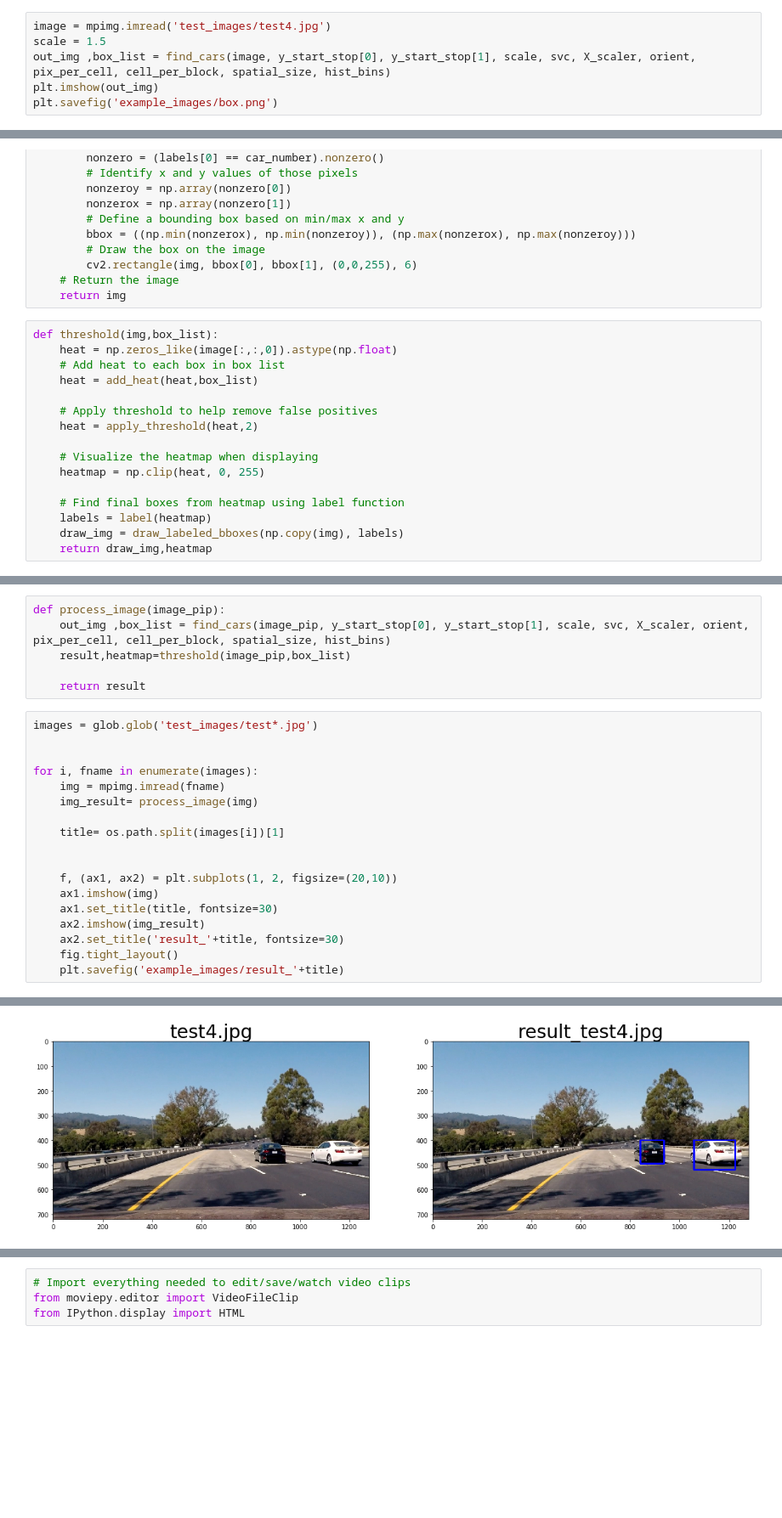
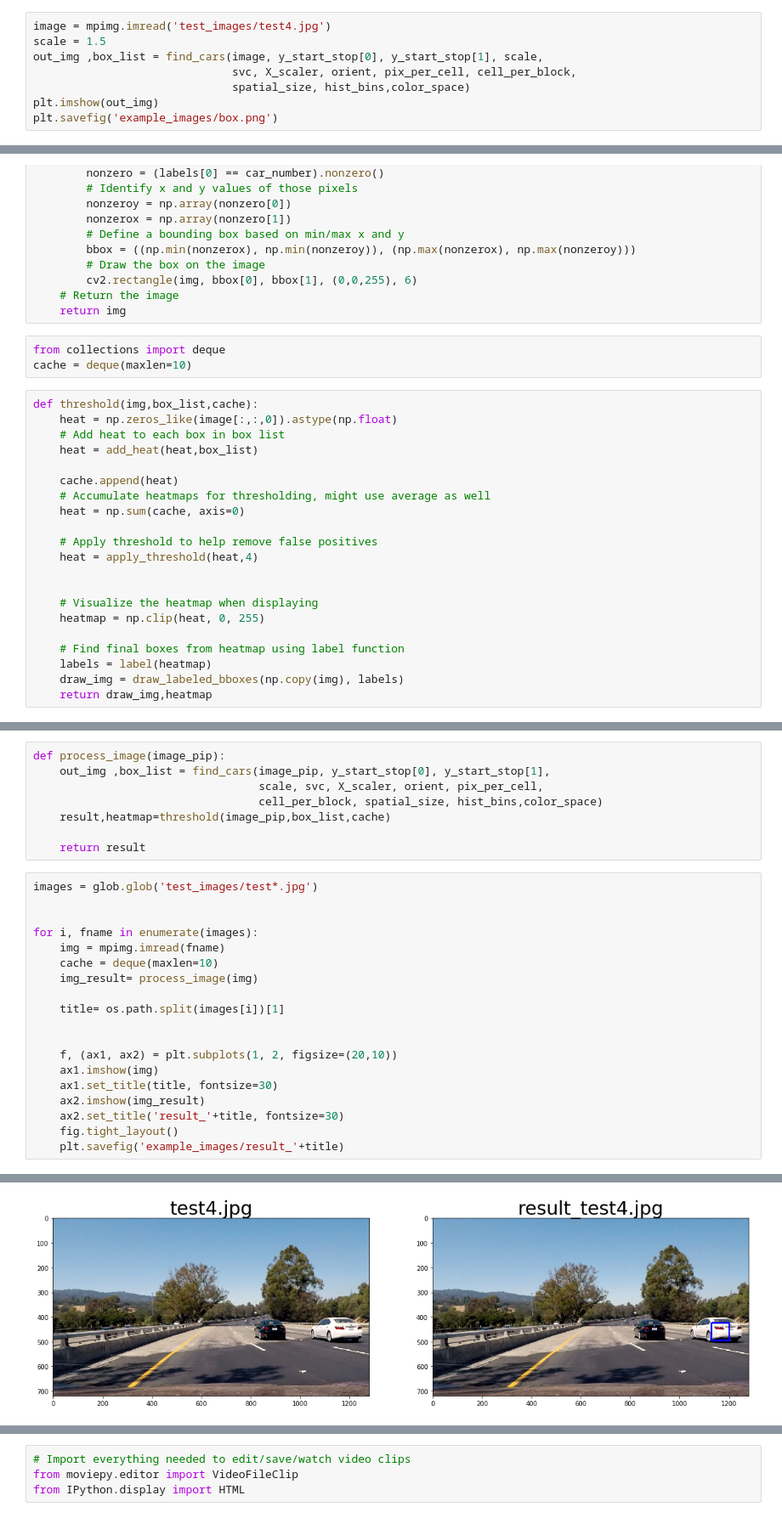
Before and after one commit to kdsian/CarND-P5-Vehicle-Detection, a Jupyter notebook: P5-Vehicle-Detection.ipynb, the cells around one changed output, grey strips where cells are left out. Shown at 85% size. Drawn from its saved outputs; the diff is of its cells as text; blank space fills up the shorter version.

```diff
--- a/P5-Vehicle-Detection.ipynb
+++ b/P5-Vehicle-Detection.ipynb
@@ -332,7 +326,9 @@ def find_cars(img, ystart, ystop, scale, svc, X_scaler, orient, pix_per_cell,
 # %%
 image = mpimg.imread('test_images/test4.jpg')
 scale = 1.5
-out_img ,box_list = find_cars(image, y_start_stop[0], y_start_stop[1], scale, svc, X_scaler, orient, pix_per_cell, cell_per_block, spatial_size, hist_bins)
+out_img ,box_list = find_cars(image, y_start_stop[0], y_start_stop[1], scale,
+                              svc, X_scaler, orient, pix_per_cell, cell_per_block,
+                              spatial_size, hist_bins,color_space)
 plt.imshow(out_img)
 plt.savefig('example_images/box.png')
 # %% [output]
@@ -371,14 +367,22 @@ def draw_labeled_bboxes(img, labels):
         cv2.rectangle(img, bbox[0], bbox[1], (0,0,255), 6)
     # Return the image
     return img
+# %%
+from collections import deque
+cache = deque(maxlen=10)
 # %%
-def threshold(img,box_list):
+def threshold(img,box_list,cache):
     heat = np.zeros_like(image[:,:,0]).astype(np.float)
     # Add heat to each box in box list
     heat = add_heat(heat,box_list)
 
+    cache.append(heat)
+    # Accumulate heatmaps for thresholding, might use average as well
+    heat = np.sum(cache, axis=0)
+
     # Apply threshold to help remove false positives
-    heat = apply_threshold(heat,2)
+    heat = apply_threshold(heat,4)
+
 
     # Visualize the heatmap when displaying
     heatmap = np.clip(heat, 0, 255)
@@ -406,7 +408,9 @@ plt.savefig('example_images/threshold.png')
 # %%
 def process_image(image_pip):
-    out_img ,box_list = find_cars(image_pip, y_start_stop[0], y_start_stop[1], scale, svc, X_scaler, orient, pix_per_cell, cell_per_block, spatial_size, hist_bins)
-    result,heatmap=threshold(image_pip,box_list)
+    out_img ,box_list = find_cars(image_pip, y_start_stop[0], y_start_stop[1],
+                                  scale, svc, X_scaler, orient, pix_per_cell,
+                                  cell_per_block, spatial_size, hist_bins,color_space)
+    result,heatmap=threshold(image_pip,box_list,cache)
 
     return result
 # %%
@@ -415,6 +419,7 @@ images = glob.glob('test_images/test*.jpg')
 
 for i, fname in enumerate(images):
     img = mpimg.imread(fname)
+    cache = deque(maxlen=10)
     img_result= process_image(img)
 
     title= os.path.split(images[i])[1]
@@ -432,3 +439,3 @@ for i, fname in enumerate(images):
 [figure]
 [figure]
-[figure, old version]
+[figure, new version]
```
Also changed, not shown: parts of 9 cells of this notebook, 7 other files.
